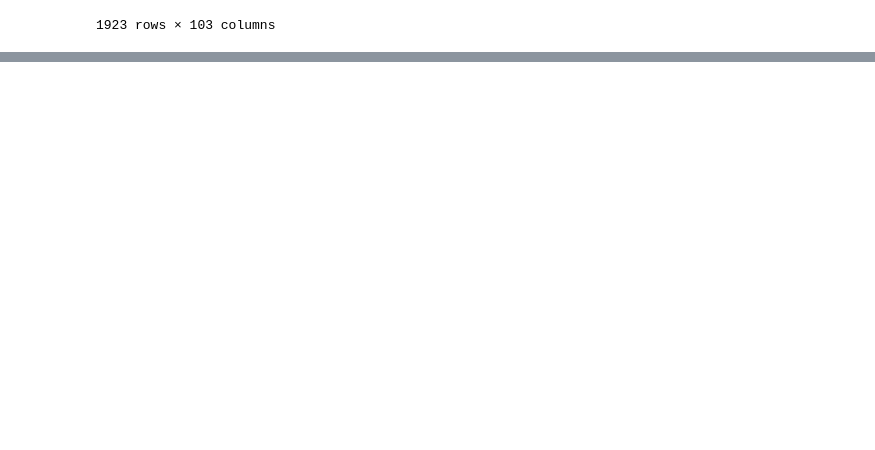
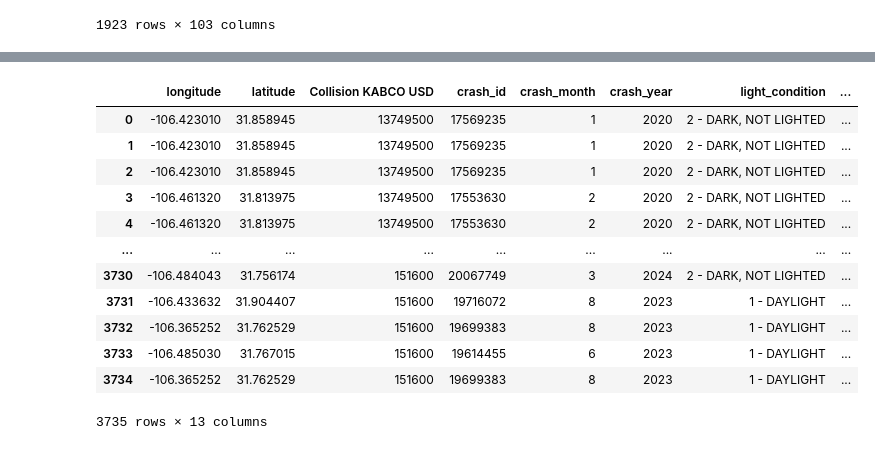
Before and after one commit to JoJo-eptx/most_dangerous_intersection_profiles, a Jupyter notebook: elpaso_intersections_db.ipynb, the cells around one changed output, grey strips where cells are left out. Cells and saved outputs as stored; diff of their text form; code cells hidden in the pictures; blank space fills up the shorter version.

```diff
--- a/elpaso_intersections_db.ipynb
+++ b/elpaso_intersections_db.ipynb
@@ -544,0 +505,30 @@ density_map.update_layout(title="Crash Locations with Weighted KDE Overlay")
+# %%
+%%sql
+WITH non_zero AS (
+    SELECT longitude, latitude, "Collision KABCO USD", crash_id, crash_month, crash_year, light_condition,
+                      manner_of_collision, speed_limit, contributing_factor_1, person_type
+    FROM df
+    WHERE "Collision KABCO USD" != 0
+),
+ranked AS (
+    SELECT *,
+           ROW_NUMBER() OVER (ORDER BY "Collision KABCO USD" DESC) AS rn,
+           COUNT(*) OVER () AS total_count
+    FROM non_zero
+)
+SELECT *
+FROM ranked
+# %% [output]
+|  | longitude | latitude | Collision KABCO USD | crash_id | crash_month | crash_year | light_condition | ... |
+| 0 | -106.423010 | 31.858945 | 13749500 | 17569235 | 1 | 2020 | 2 - DARK, NOT LIGHTED | ... |
+| 1 | -106.423010 | 31.858945 | 13749500 | 17569235 | 1 | 2020 | 2 - DARK, NOT LIGHTED | ... |
+| 2 | -106.423010 | 31.858945 | 13749500 | 17569235 | 1 | 2020 | 2 - DARK, NOT LIGHTED | ... |
+| 3 | -106.461320 | 31.813975 | 13749500 | 17553630 | 2 | 2020 | 2 - DARK, NOT LIGHTED | ... |
+| 4 | -106.461320 | 31.813975 | 13749500 | 17553630 | 2 | 2020 | 2 - DARK, NOT LIGHTED | ... |
+| ... | ... | ... | ... | ... | ... | ... | ... | ... |
+| 3730 | -106.484043 | 31.756174 | 151600 | 20067749 | 3 | 2024 | 2 - DARK, NOT LIGHTED | ... |
+| 3731 | -106.433632 | 31.904407 | 151600 | 19716072 | 8 | 2023 | 1 - DAYLIGHT | ... |
+| 3732 | -106.365252 | 31.762529 | 151600 | 19699383 | 8 | 2023 | 1 - DAYLIGHT | ... |
+| 3733 | -106.485030 | 31.767015 | 151600 | 19614455 | 6 | 2023 | 1 - DAYLIGHT | ... |
+| 3734 | -106.365252 | 31.762529 | 151600 | 19699383 | 8 | 2023 | 1 - DAYLIGHT | ... |
+3735 rows × 13 columns
```
Also changed, not shown: parts of 4 cells of this notebook.
